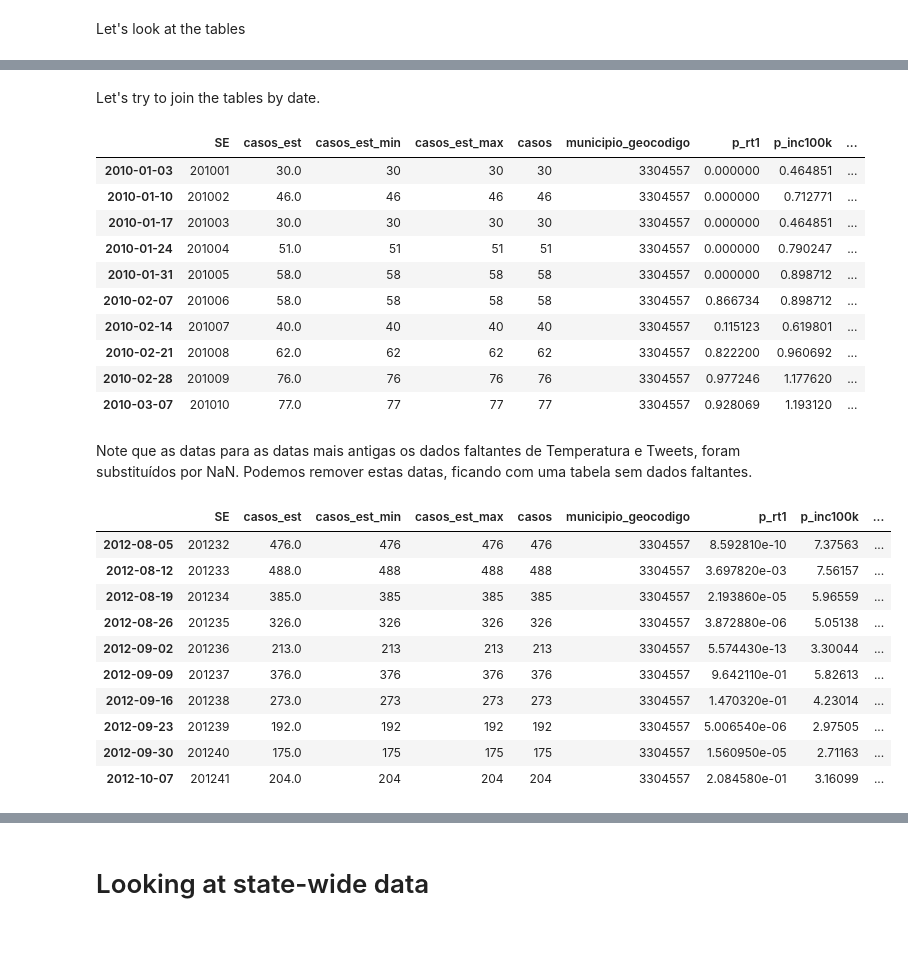
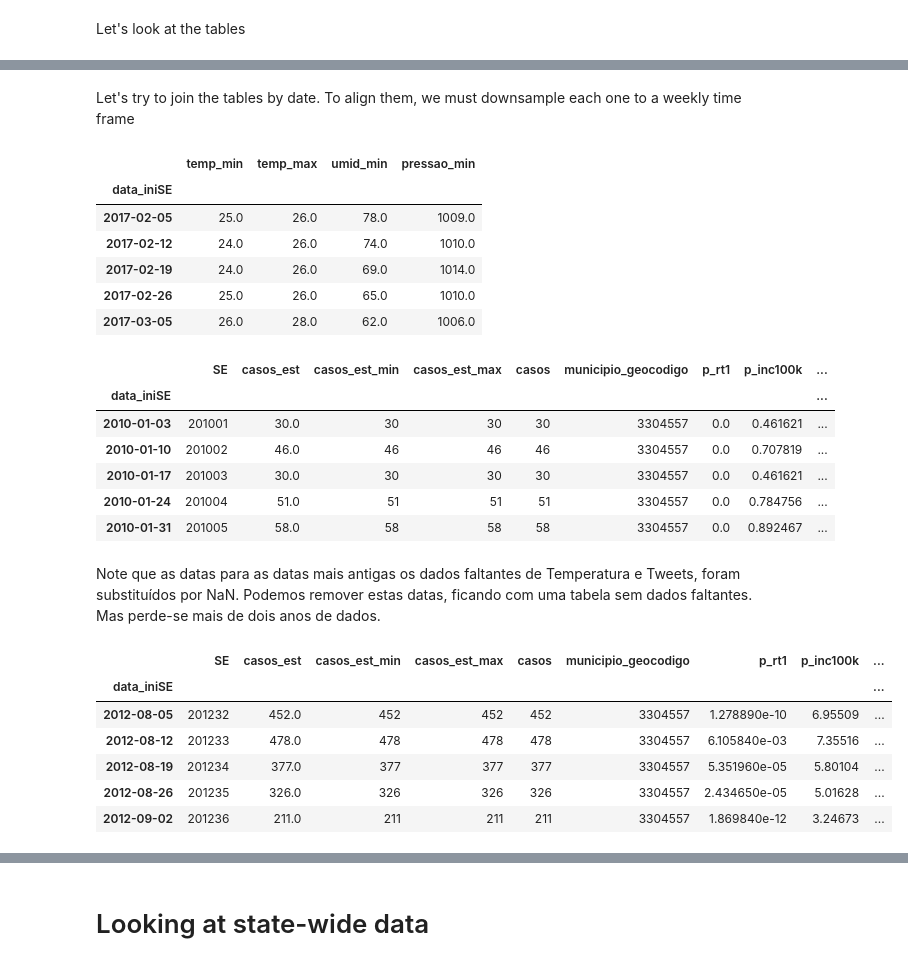
Before and after one commit to AlertaDengue/InfoDenguePredict, a Jupyter notebook: Notebooks/Data Exploration.ipynb, the cells around one changed output, grey strips where cells are left out. Saved outputs shown, nothing was run; the diff lists cells and outputs as text; code cells hidden in the pictures; blank space fills up the shorter version.

Commit message:
Fixed some bugs and improved Data exploration notebook

```diff
--- a/Notebooks/Data Exploration.ipynb
+++ b/Notebooks/Data Exploration.ipynb
@@ -70,0 +36,3 @@ Tw[:10]
+# %%
+T = T[~T.index.duplicated()]
+T.head()
@@ -70,0 +47,3 @@ Tw[:10]
+# %%
+Tw = Tw[~Tw.index.duplicated()]
+Tw.head()
@@ -71,35 +58,37 @@ Tw[:10]
 # %% [markdown]
-Let's try to join the tables by date.
+Let's try to join the tables by date. To align them, we must downsample each one to a weekly time frame
+# %%
+T.reindex(A.index).resample('W').mean().tail()
+# %% [output]
+|  | temp_min | temp_max | umid_min | pressao_min |
+| data_iniSE |  |  |  |  |
+| 2017-02-05 | 25.0 | 26.0 | 78.0 | 1009.0 |
+| 2017-02-12 | 24.0 | 26.0 | 74.0 | 1010.0 |
+| 2017-02-19 | 24.0 | 26.0 | 69.0 | 1014.0 |
+| 2017-02-26 | 25.0 | 26.0 | 65.0 | 1010.0 |
+| 2017-03-05 | 26.0 | 28.0 | 62.0 | 1006.0 |
 # %%
-Full = A.join(T).join(Tw)
-Full[:10]
+Full = A.join(T.reindex(A.index).resample('W').mean()).join(Tw.reindex(A.index).resample('W').sum())
+Full.head()
 # %% [output]
 |  | SE | casos_est | casos_est_min | casos_est_max | casos | municipio_geocodigo | p_rt1 | p_inc100k | ... |
-| 2010-01-03 | 201001 | 30.0 | 30 | 30 | 30 | 3304557 | 0.000000 | 0.464851 | ... |
-| 2010-01-10 | 201002 | 46.0 | 46 | 46 | 46 | 3304557 | 0.000000 | 0.712771 | ... |
-| 2010-01-17 | 201003 | 30.0 | 30 | 30 | 30 | 3304557 | 0.000000 | 0.464851 | ... |
-| 2010-01-24 | 201004 | 51.0 | 51 | 51 | 51 | 3304557 | 0.000000 | 0.790247 | ... |
-| 2010-01-31 | 201005 | 58.0 | 58 | 58 | 58 | 3304557 | 0.000000 | 0.898712 | ... |
-| 2010-02-07 | 201006 | 58.0 | 58 | 58 | 58 | 3304557 | 0.866734 | 0.898712 | ... |
-| 2010-02-14 | 201007 | 40.0 | 40 | 40 | 40 | 3304557 | 0.115123 | 0.619801 | ... |
-| 2010-02-21 | 201008 | 62.0 | 62 | 62 | 62 | 3304557 | 0.822200 | 0.960692 | ... |
-| 2010-02-28 | 201009 | 76.0 | 76 | 76 | 76 | 3304557 | 0.977246 | 1.177620 | ... |
-| 2010-03-07 | 201010 | 77.0 | 77 | 77 | 77 | 3304557 | 0.928069 | 1.193120 | ... |
+| data_iniSE |  |  |  |  |  |  |  |  | ... |
+| 2010-01-03 | 201001 | 30.0 | 30 | 30 | 30 | 3304557 | 0.0 | 0.461621 | ... |
+| 2010-01-10 | 201002 | 46.0 | 46 | 46 | 46 | 3304557 | 0.0 | 0.707819 | ... |
+| 2010-01-17 | 201003 | 30.0 | 30 | 30 | 30 | 3304557 | 0.0 | 0.461621 | ... |
+| 2010-01-24 | 201004 | 51.0 | 51 | 51 | 51 | 3304557 | 0.0 | 0.784756 | ... |
+| 2010-01-31 | 201005 | 58.0 | 58 | 58 | 58 | 3304557 | 0.0 | 0.892467 | ... |
 # %% [markdown]
-Note que as datas para as datas mais antigas os dados faltantes de Temperatura e Tweets, foram substituídos por NaN. Podemos remover estas datas, ficando com uma tabela sem dados faltantes.
+Note que as datas para as datas mais antigas os dados faltantes de Temperatura e Tweets, foram substituídos por NaN. Podemos remover estas datas, ficando com uma tabela sem dados faltantes. Mas perde-se mais de dois anos de dados.
 # %%
 Short = Full.dropna()
-Short[:10]
+Short.head()
 # %% [output]
 |  | SE | casos_est | casos_est_min | casos_est_max | casos | municipio_geocodigo | p_rt1 | p_inc100k | ... |
-| 2012-08-05 | 201232 | 476.0 | 476 | 476 | 476 | 3304557 | 8.592810e-10 | 7.37563 | ... |
-| 2012-08-12 | 201233 | 488.0 | 488 | 488 | 488 | 3304557 | 3.697820e-03 | 7.56157 | ... |
-| 2012-08-19 | 201234 | 385.0 | 385 | 385 | 385 | 3304557 | 2.193860e-05 | 5.96559 | ... |
-| 2012-08-26 | 201235 | 326.0 | 326 | 326 | 326 | 3304557 | 3.872880e-06 | 5.05138 | ... |
-| 2012-09-02 | 201236 | 213.0 | 213 | 213 | 213 | 3304557 | 5.574430e-13 | 3.30044 | ... |
-| 2012-09-09 | 201237 | 376.0 | 376 | 376 | 376 | 3304557 | 9.642110e-01 | 5.82613 | ... |
-| 2012-09-16 | 201238 | 273.0 | 273 | 273 | 273 | 3304557 | 1.470320e-01 | 4.23014 | ... |
-| 2012-09-23 | 201239 | 192.0 | 192 | 192 | 192 | 3304557 | 5.006540e-06 | 2.97505 | ... |
-| 2012-09-30 | 201240 | 175.0 | 175 | 175 | 175 | 3304557 | 1.560950e-05 | 2.71163 | ... |
-| 2012-10-07 | 201241 | 204.0 | 204 | 204 | 204 | 3304557 | 2.084580e-01 | 3.16099 | ... |
+| data_iniSE |  |  |  |  |  |  |  |  | ... |
+| 2012-08-05 | 201232 | 452.0 | 452 | 452 | 452 | 3304557 | 1.278890e-10 | 6.95509 | ... |
+| 2012-08-12 | 201233 | 478.0 | 478 | 478 | 478 | 3304557 | 6.105840e-03 | 7.35516 | ... |
+| 2012-08-19 | 201234 | 377.0 | 377 | 377 | 377 | 3304557 | 5.351960e-05 | 5.80104 | ... |
+| 2012-08-26 | 201235 | 326.0 | 326 | 326 | 326 | 3304557 | 2.434650e-05 | 5.01628 | ... |
+| 2012-09-02 | 201236 | 211.0 | 211 | 211 | 211 | 3304557 | 1.869840e-12 | 3.24673 | ... |
 # %%
```
Also changed, not shown: parts of 13 cells of this notebook, 6 other files.
